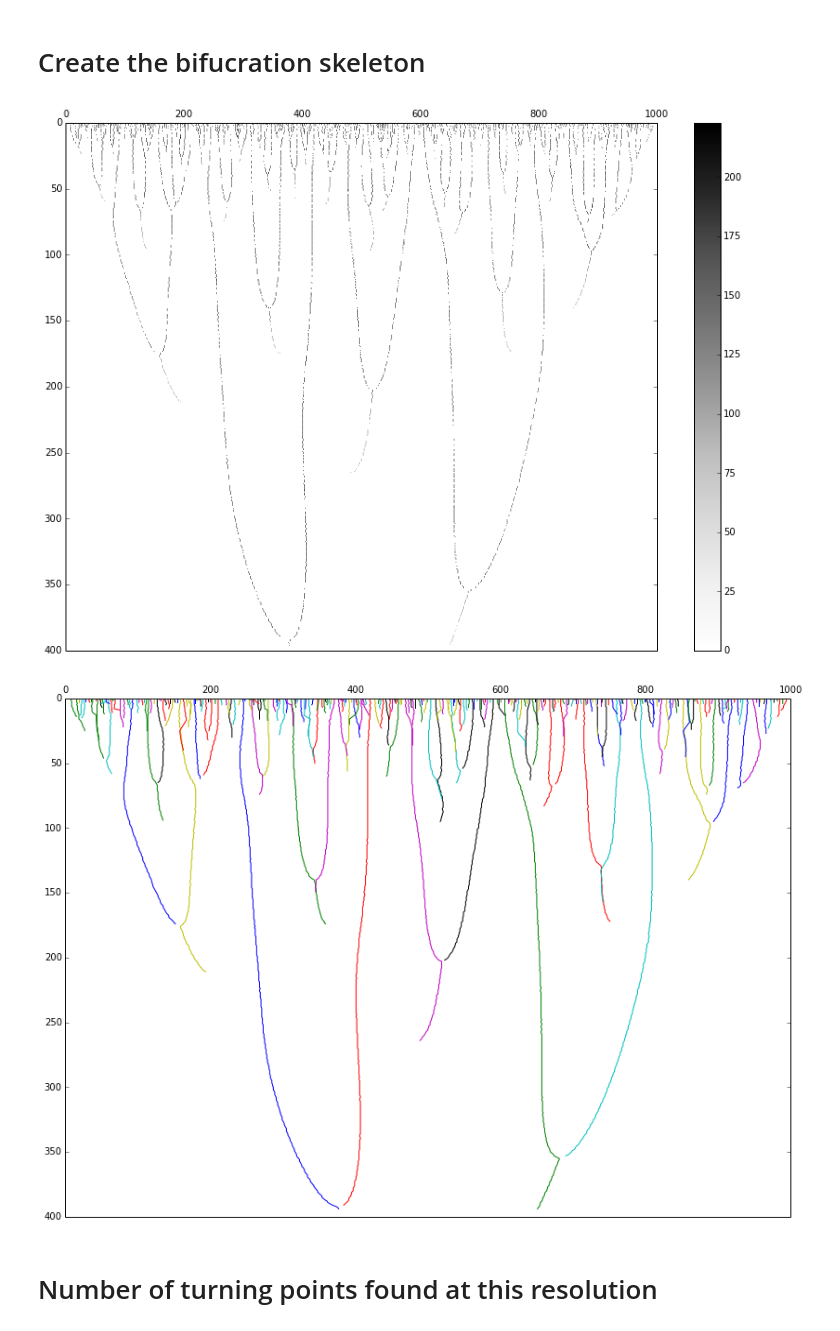
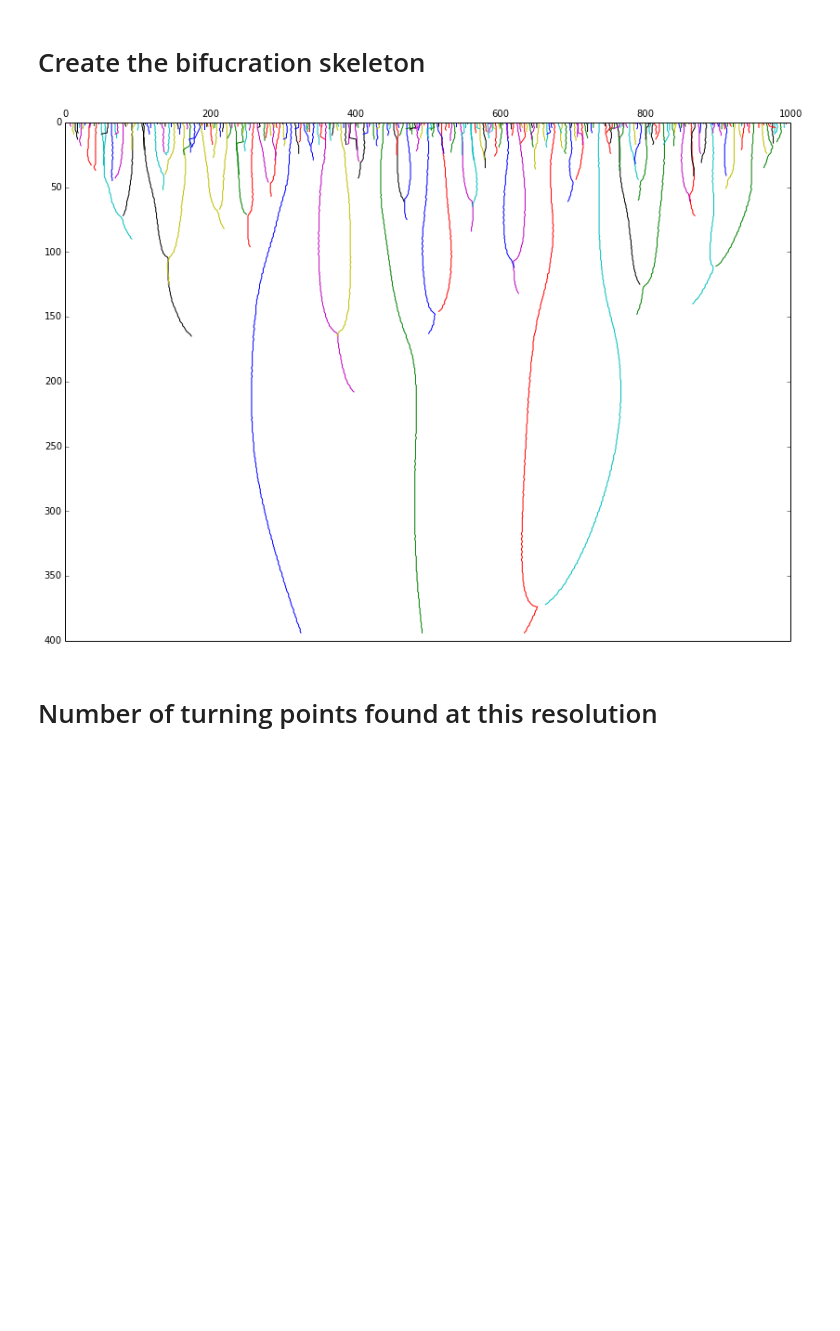
Before and after one commit to buckie/wtmm-python, a Jupyter notebook: notebooks/scipy approach.ipynb, the cells around one changed output. Cells and saved outputs as stored; diff of their text form; code cells hidden in the pictures; blank space fills up the shorter version.

```diff
--- a/notebooks/scipy approach.ipynb
+++ b/notebooks/scipy approach.ipynb
@@ -66,0 +54,5 @@ w_coefs_bwn_la = -1 * log(abs(w_coefs_bwn))
+# %%
+%%time
+sig = fbm_s
+
+w_coefs = perform_cwt(sig, width=0.25, max_scale=100)
@@ -94,28 +83,18 @@ plt.show()
 # %% [markdown]
 # Create the bifucration skeleton
 # %%
-test_sample = np.copy(mask)
-bifucations = skeletor(test_sample, smallest_scale=2)
-
-plt.figure(figsize=(14,10))
-plt.pcolormesh(mask, cmap='Greys')
-plt.colorbar()
-ax = plt.gca()
-ax.set_ylim(ax.get_ylim()[::-1])
-ax.xaxis.tick_top()
-plt.show()
+bifucations = skeletor(w_coefs, smallest_scale=1)
 
 plt.figure(figsize=(14,10))
 for n, (k, v) in enumerate(bifucations.iteritems()):
     rows, cols = zip(*v)
     plt.plot(cols, rows)
 ax = plt.gca()
 ax.set_ylim(ax.get_ylim()[::-1])
 ax.xaxis.tick_top()
 plt.show()
 # %% [output]
-[figure, old version]
+[figure, new version]
-[figure, removed]
 # %% [markdown]
 # Number of turning points found at this resolution
 # %%
```
Also changed, not shown: parts of 16 cells of this notebook, 2 other files.
